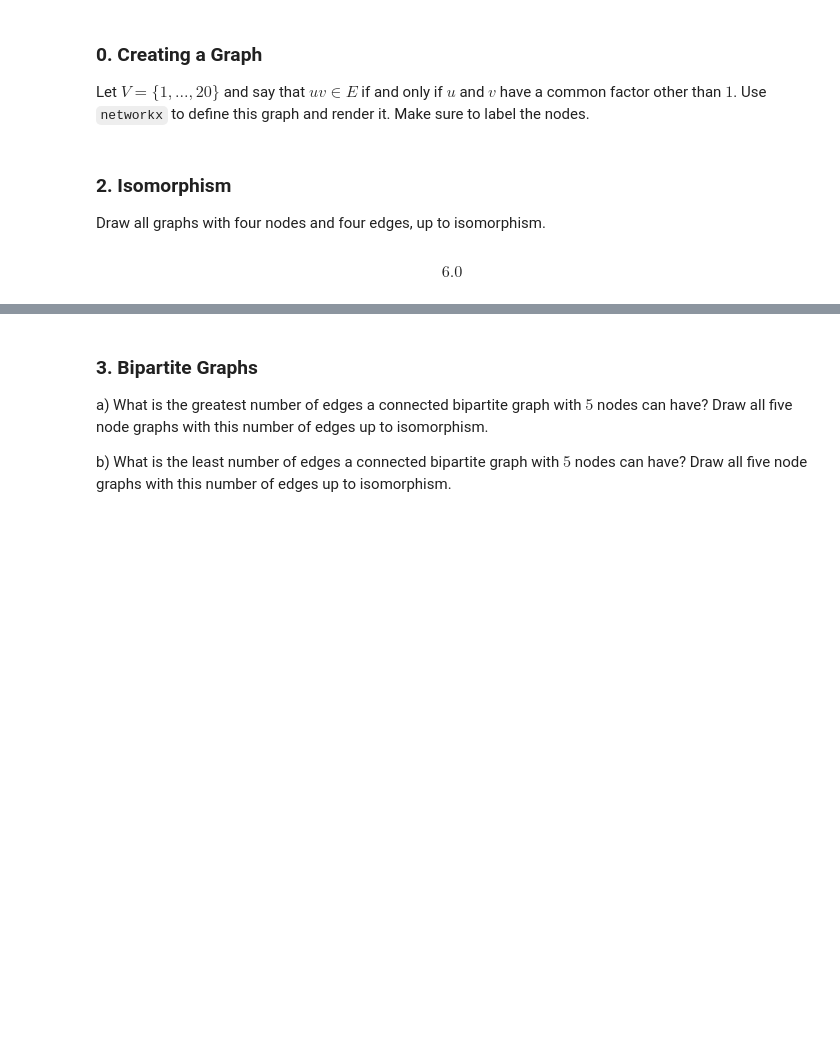
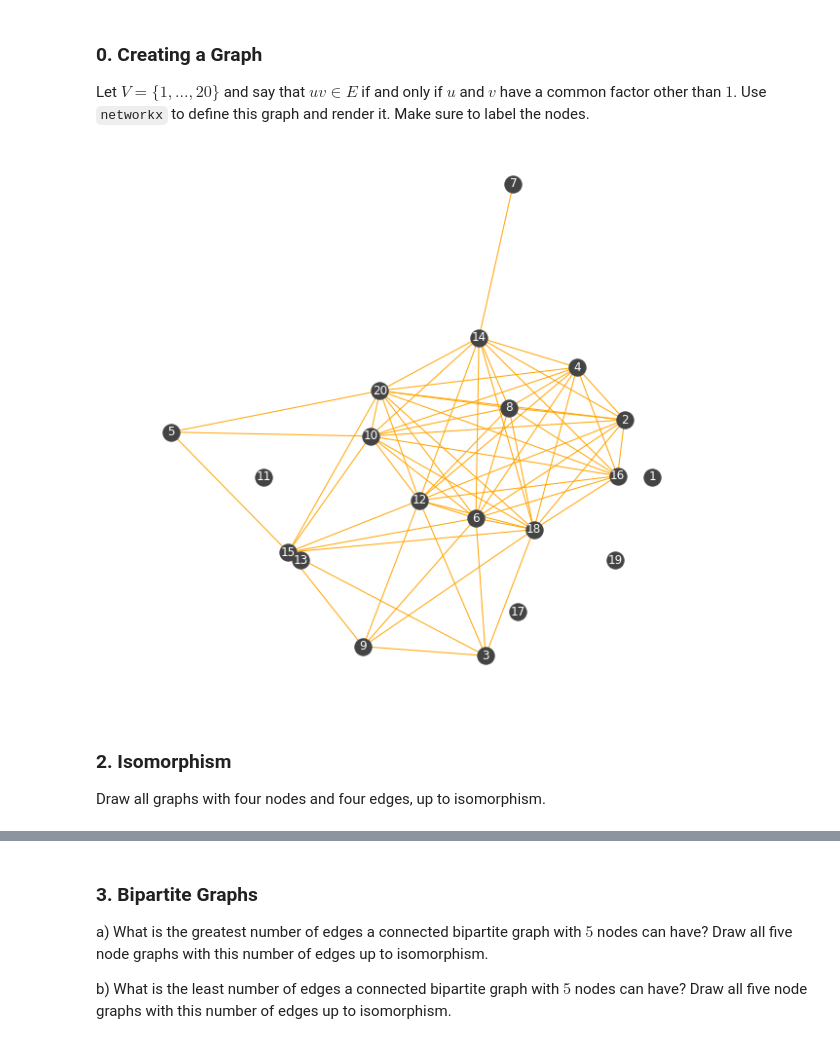
Before and after one commit to kegedy/EE502P, a Jupyter notebook: hw/kevin/HW07.ipynb, the cells around one changed output, grey strips where cells are left out. Cells and saved outputs as stored; diff of their text form; code cells hidden in the pictures; blank space fills up the shorter version.

```diff
--- a/hw/kevin/HW07.ipynb
+++ b/hw/kevin/HW07.ipynb
@@ -72,32 +71,31 @@ InteractiveShell.ast_node_interactivity = "all"
 ### 0. Creating a Graph
 
 Let $V = \{ 1, ..., 20 \}$ and say that $uv \in E$ if and only if $u$ and $v$ have a common factor other than $1$. Use `networkx` to define this graph and render it. Make sure to label the nodes.
-# %%
-'''uv in E iff  u  and  v  have a common factor other than  1 (i.e. u,v not coprime)'''
-# Undirected Graph
-G = nx.Graph()
-G.add_nodes_from(range(1,21)) # V: 20 nodes
-
-# Finds the greatest common factor of 2 input numbers a,b
-print(math.gcd(1,15))
-
-# Here is a possible implementation
-mylist = [] # fill this up with edges u,v iff u,v not coprime
-for u in range(1,21): # possible u node in V
-    for v in range(1,21): # possible v node in V
-        if #uv are not coprime then
-            # add them to mylist
-
-G.add_edges_from(mylist) # V: fill out 20 nodes
-
-basic_graph,ax = plt.subplots(1,1)
-nx.draw(G, ax=ax, pos=nx.kamada_kawai_layout(G),with_labels=True, node_color='#444444',font_color="white")
+# %%
+# fill this up with edges u,v iff u,v not coprime
+mylist = []
+for u in range(1,21): # possible u node
+    for v in range(1,21): # possible v node
+        if math.gcd(u,v)>1:
+            mylist.append((u,v))
+
+# Undirected Graph
+G = nx.Graph()
+G.add_nodes_from(range(1,21)) # V = 20 nodes
+G.add_edges_from(mylist) # E = defined by mylist
+
+fig,ax = plt.subplots(1,1,figsize=(10,10))
+nx.draw(G,
+        pos=nx.kamada_kawai_layout(G),
+        ax=ax,
+        with_labels=True,
+        node_color='#444444',
+        font_color="white",
+        edge_color = 'orange',
+        width = 1)
+# %% [output]
+[figure, added]
 # %% [markdown]
 ### 2. Isomorphism
 
 Draw all graphs with four nodes and four edges, up to isomorphism.
-# %%
-from scipy.special import comb
-comb(4,2)
-# %% [output]
-$$6.0$$
```
Also changed, not shown: parts of 22 cells of this notebook.
